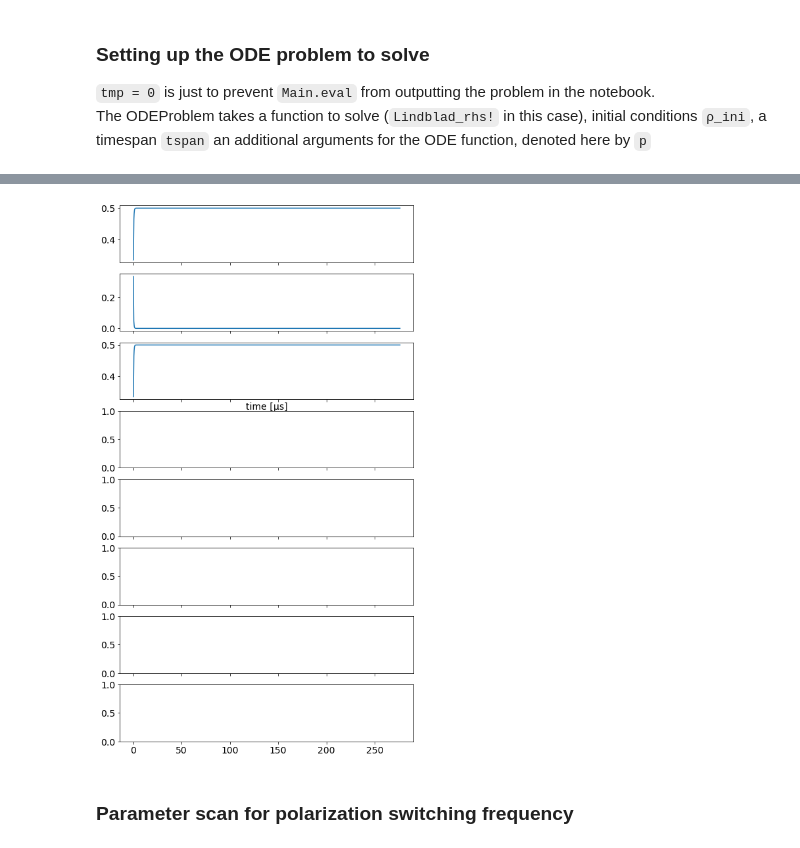
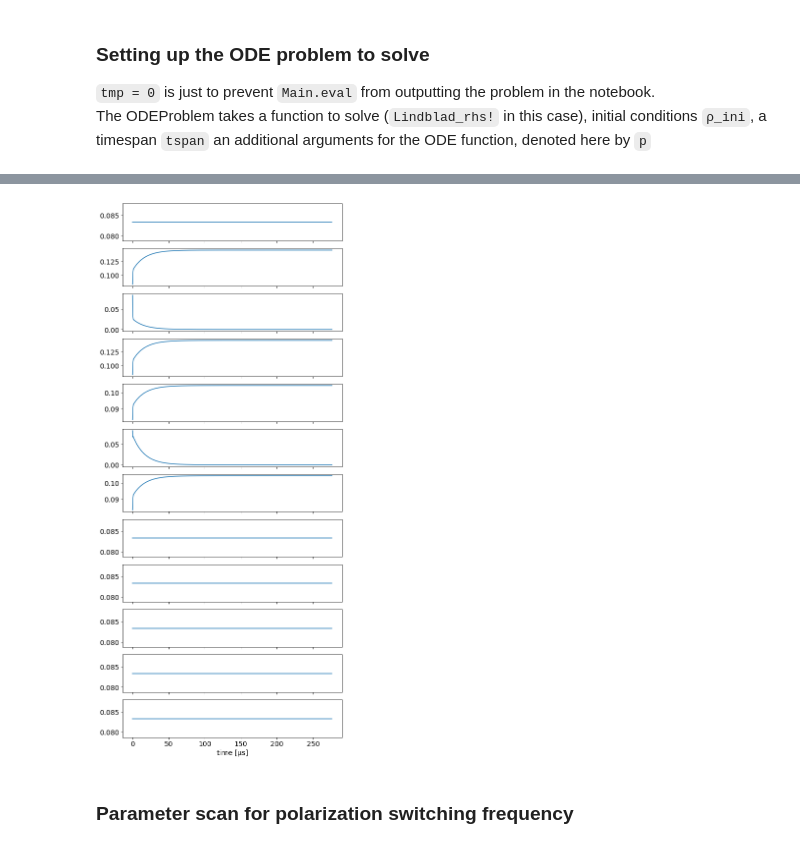
Before and after one commit to ograsdijk/optical-bloch, a Jupyter notebook: Amherst Cycling Transition only F0.ipynb, the cells around one changed output, grey strips where cells are left out. Cells and saved outputs as stored; diff of their text form; code cells hidden in the pictures.

```diff
--- a/Amherst Cycling Transition only F0.ipynb
+++ b/Amherst Cycling Transition only F0.ipynb
@@ -52,11 +52,11 @@ I_Tl = 1/2
 
 # define what states are to be included in the simulation
 # specify J, F1 and F for each state separately
-J_ground = [1,1]
-F1_ground = [1/2,3/2]
-F_ground = [1,1]
+J_ground = [1,1,1,1]
+F1_ground = [1/2,1/2,3/2,3/2]
+F_ground = [0,1,1,2]
 # J_ground = [1]
-# F1_ground = [3/2]
+# F1_ground = [1/2]
 # F_ground = [1]
 
 # generate a list of excited states. The exact excited states are determined within the main
@@ -197,9 +203,10 @@ ground_states_laser_approx =  [1*CoupledBasisState(F,mF,F1,J,I_F,I_Tl, electroni
                                  ]
 
 #Define excited states for laser
-excited_states_laser_approx = [1*CoupledBasisState(
-                                F=0,mF=0,F1=1/2,J=1,I1=1/2,I2=1/2,P = +1, Omega = 1, electronic_state='B'
-                                )
-                            ]
+# excited_states_laser_approx = [1*CoupledBasisState(
+#                                 F=0,mF=0,F1=1/2,J=1,I1=1/2,I2=1/2,P = +1, Omega = 1, electronic_state='B'
+#                                 )
+#                             ]
+excited_states_laser_approx = excited_states_approx
 # %%
 #Define the "main" states. These are used to calculate the detunings and Rabi rates for the transitions
@@ -481,14 +521,14 @@ for s in QN:
 +1.0000+0.0000j x |B, J = 1, F1 = 1/2, F = 0, mF = 0, I1 = 1/2, I2 = 1/2, P = 1, Omega = 1>
 # %%
-fig, axes = plt.subplots(figsize = (8,15), nrows = 8, sharex = True)
+fig, axes = plt.subplots(figsize = (8,20), nrows = 12, sharex = True)
 for idx, pop in enumerate(pop_results[:-1]):
     axes[idx].plot(t_array, pop)
 
 axes[idx].set_xlabel('time [μs]')
 for ax in axes:
     set_fontsize(ax, 14)
 # %% [output]
-[figure, old version]
+[figure, new version]
 # %% [markdown]
 ### Parameter scan for polarization switching frequency
 # %%
```
Also changed, not shown: parts of 39 cells of this notebook, 3 other files.
